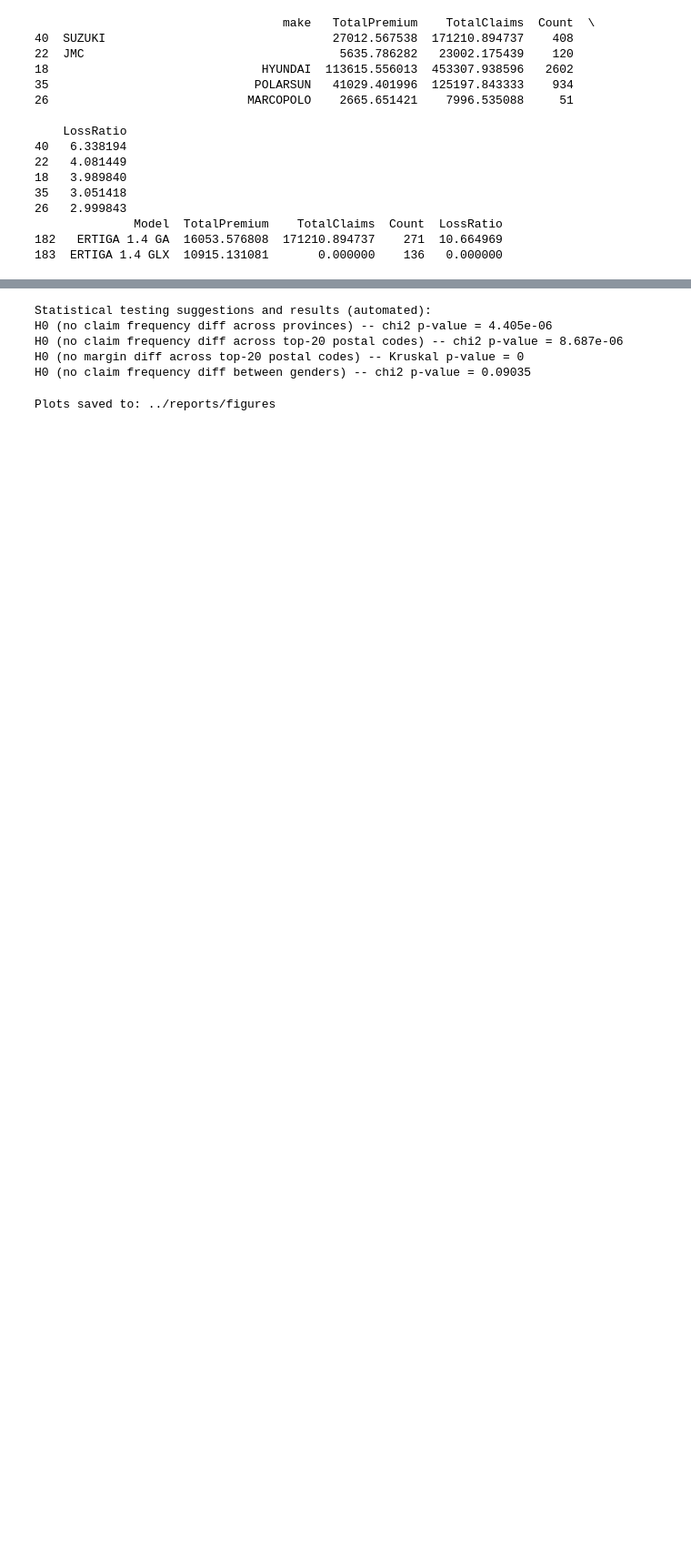
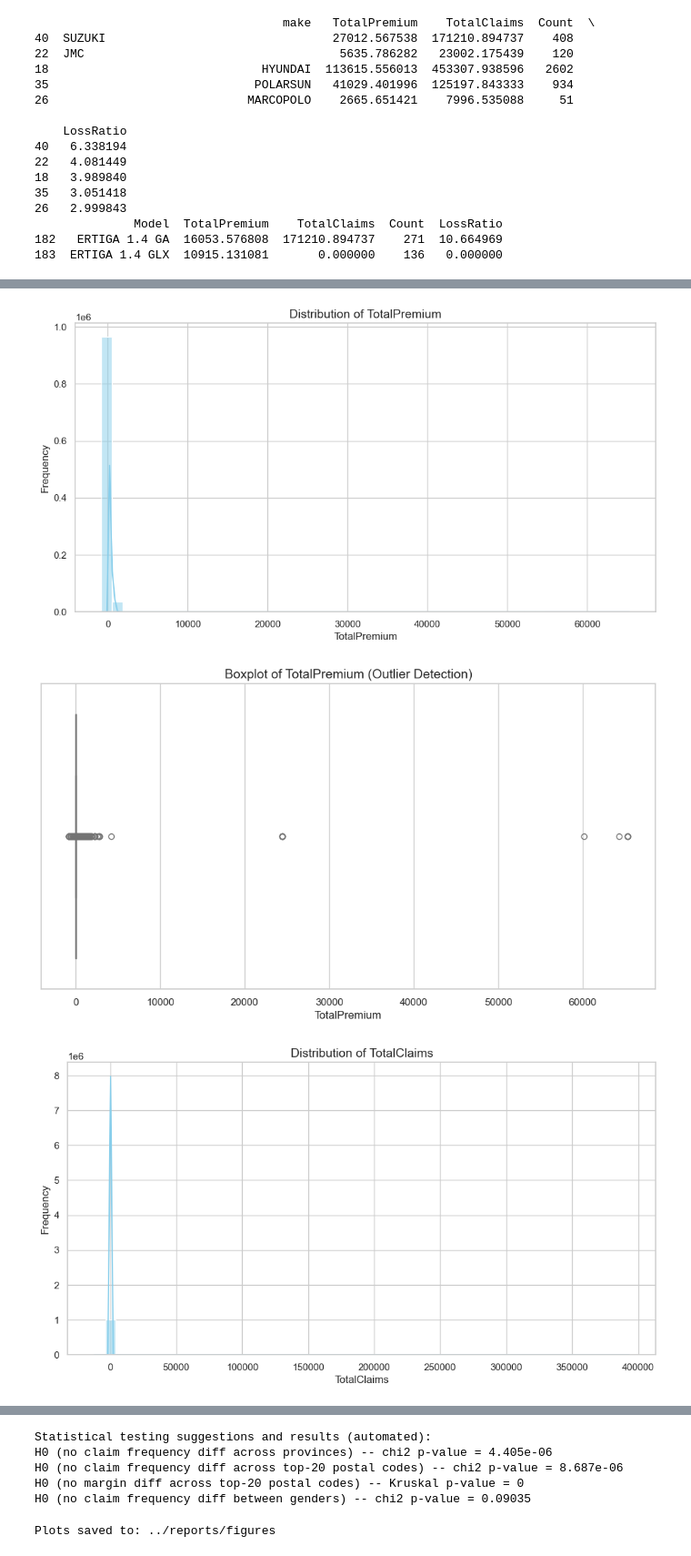
Before and after one commit to nathanaeldereje/ACIS-insurance-risk-analytics, a Jupyter notebook: notebooks/01_data_understanding_eda.ipynb, the cells around one changed output, grey strips where cells are left out. Shown at 91% size. Saved outputs shown, nothing was run; the diff lists cells and outputs as text; code cells hidden in the pictures; blank space fills up the shorter version.

Commit message:
Task 1: almost done visualization remaining

```diff
--- a/notebooks/01_data_understanding_eda.ipynb
+++ b/notebooks/01_data_understanding_eda.ipynb
@@ -182,0 +185,33 @@ TypeError: Invalid object type at position 0
+# %%
+# plot_financial_distributions(df)
+# plot_loss_ratio_box(df, "Province", min_transactions=1000)
+# plot_loss_ratio_box(df, "VehicleType")
+# plot_loss_ratio_box(df, "Gender", min_transactions=2000)
+# plot_temporal_trends(monthly)
+# plot_top_risky_makes(makes, top_n=10)
+
+import matplotlib.pyplot as plt
+import seaborn as sns
+import numpy as np
+
+# Set plotting style
+sns.set(style="whitegrid")
+plt.rcParams['figure.figsize'] = (12,6)
+numeric_cols = ['TotalPremium', 'TotalClaims', 'CalculatedPremiumPerTerm', 'SumInsured', 'CapitalOutstanding']
+
+for col in numeric_cols:
+    plt.figure()
+    sns.histplot(df[col].replace([np.inf, -np.inf], np.nan).dropna(), bins=50, kde=True, color='skyblue')
+    plt.title(f'Distribution of {col}', fontsize=14)
+    plt.xlabel(col)
+    plt.ylabel('Frequency')
+    plt.show()
+
+    plt.figure()
+    sns.boxplot(x=df[col].replace([np.inf, -np.inf], np.nan).dropna(), color='lightgreen')
+    plt.title(f'Boxplot of {col} (Outlier Detection)', fontsize=14)
+    plt.show()
+# %% [output]
+[figure, added]
+[figure, added]
+[figure, added]
```
Also changed, not shown: parts of 11 cells of this notebook.
